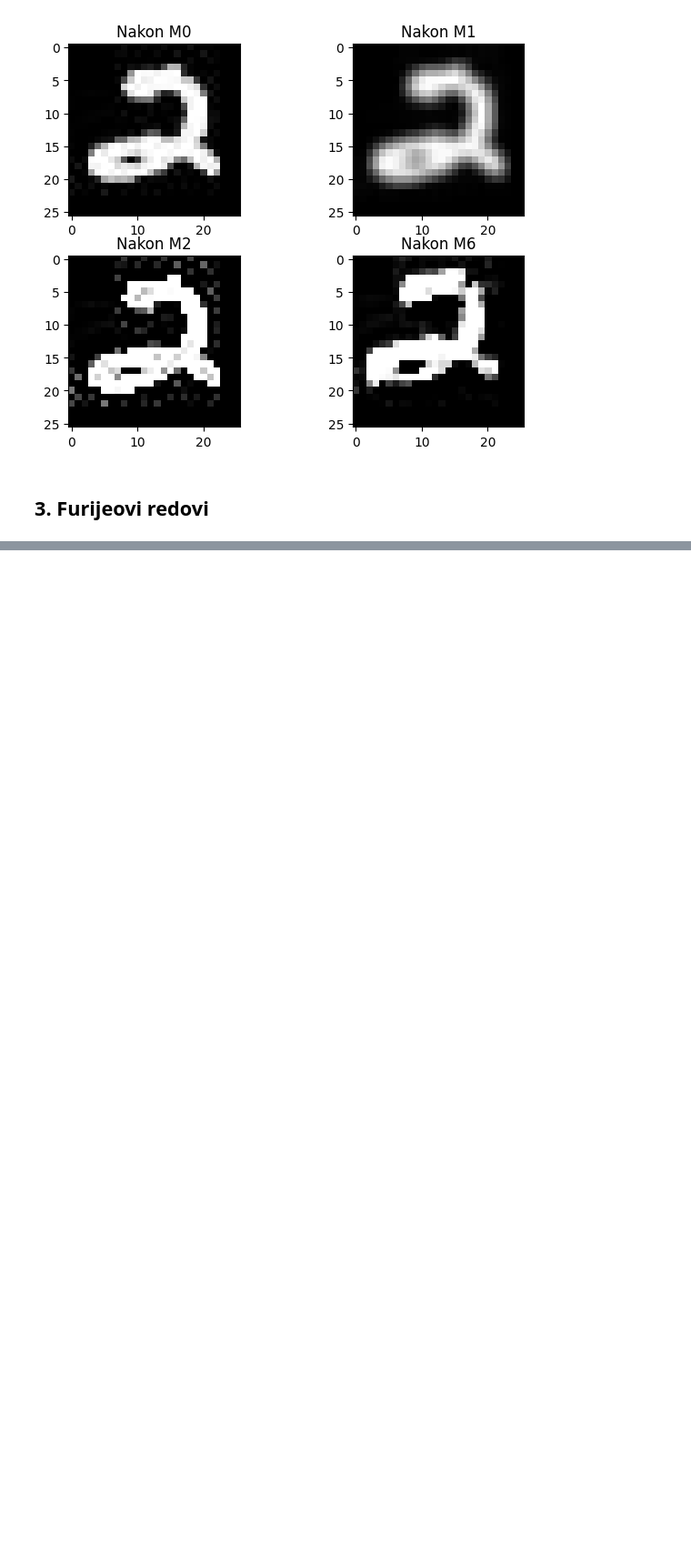
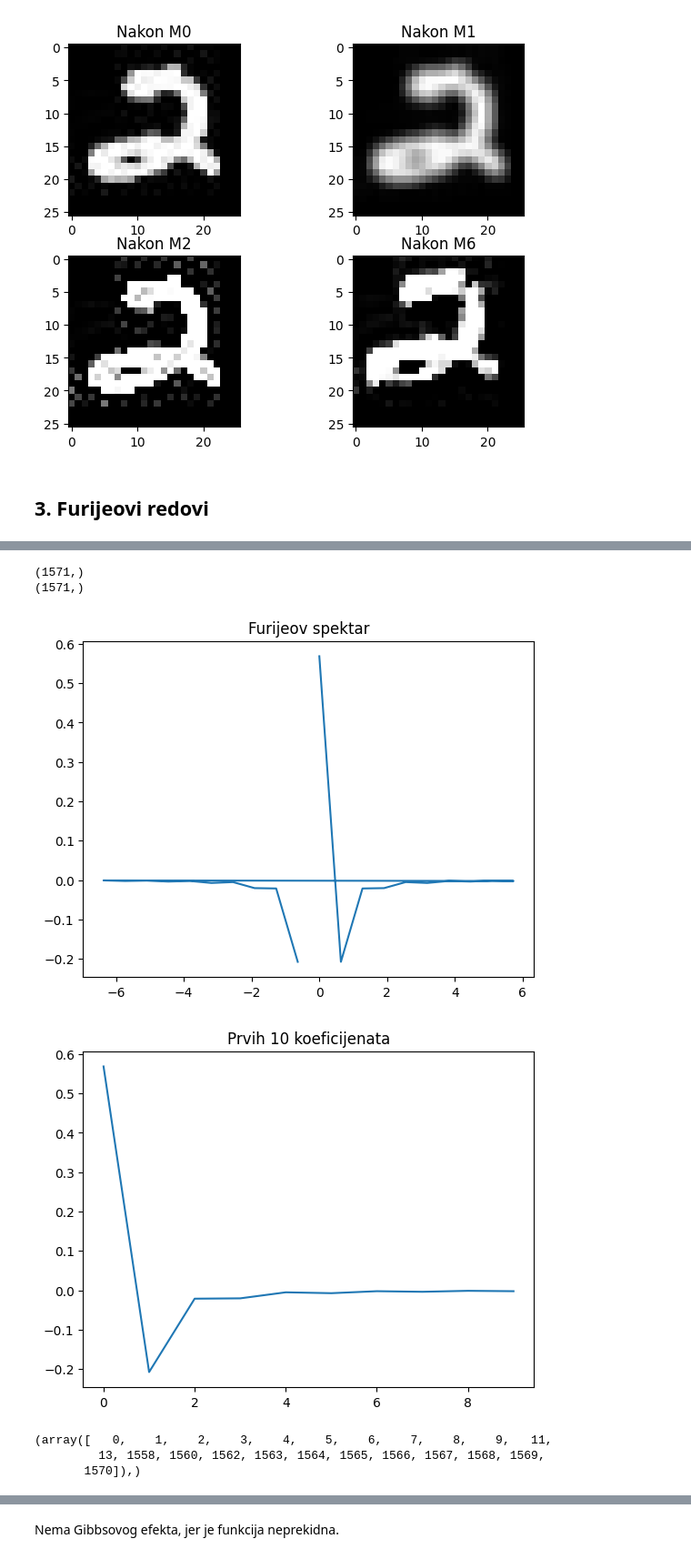
Before and after one commit to NovakTJ/codespaces-jupyter, a Jupyter notebook: notebooks/domaci.ipynb, the cells around one changed output, grey strips where cells are left out. Shown at 91% size. Cells and saved outputs as stored; diff of their text form; code cells hidden in the pictures; blank space fills up the shorter version.

```diff
--- a/notebooks/domaci.ipynb
+++ b/notebooks/domaci.ipynb
@@ -303,0 +322,53 @@ result_2d.max()=tensor(1113.), result_2d.min()=tensor(-860.)
+# %%
+N = a.shape[0]
+
+ft = np.fft.fft(a) / N
+d = 1/1000
+mid = N//2
+# print(mid)
+freqs = np.fft.fftfreq(N, d)
+# freqs = np.fft.fftfreq(20)
+print(ft.shape)
+print(freqs.shape)
+winlength = 500
+better_freqs = np.concat([freqs[:10], freqs[-10:]])
+better_ft = np.concat([ft[:10], ft[-10:]])
+plt.plot(better_freqs, better_ft)
+plt.title('Furijeov spektar')
+plt.show()
+# plt.plot(freqs[mid-winlength:mid+winlength], ft[mid-winlength:mid+winlength])
+plt.plot(ft[:10])
+plt.title('Prvih 10 koeficijenata')
+plt.show()
+# plt.plot(t, freqs)
+# plt.show()
+
+coefs = np.where(np.abs(ft)>0.001)
+print(coefs)
+
+def create_approx(k):
+    mod_ft = np.zeros_like(ft, dtype = complex)
+    mod_ft[:k] = ft[:k]
+    res = np.fft.ifft(mod_ft)
+    # plt.plot(t, res, label=str(k))
+    plt.plot(t, res)# label=str(k))
+    # plt.show()
+
+create_approx(1)
+create_approx(2)
+create_approx(5)
+create_approx(10)
+create_approx(50)
+# plt.legend('1','2','5','10','50')
+plt.show()
+
+# plt.plot(freqs)
+# plt.show()
+# %% [output]
+(1571,)
+(1571,)
+[figure, added]
+[figure, added]
+(array([   0,    1,    2,    3,    4,    5,    6,    7,    8,    9,   11,
+         13, 1558, 1560, 1562, 1563, 1564, 1565, 1566, 1567, 1568, 1569,
+       1570]),)
@@ -303,0 +376,2 @@ result_2d.max()=tensor(1113.), result_2d.min()=tensor(-860.)
+# %% [markdown]
+Nema Gibbsovog efekta, jer je funkcija neprekidna.
```
Also changed, not shown: parts of 3 cells of this notebook, 2 other files.
